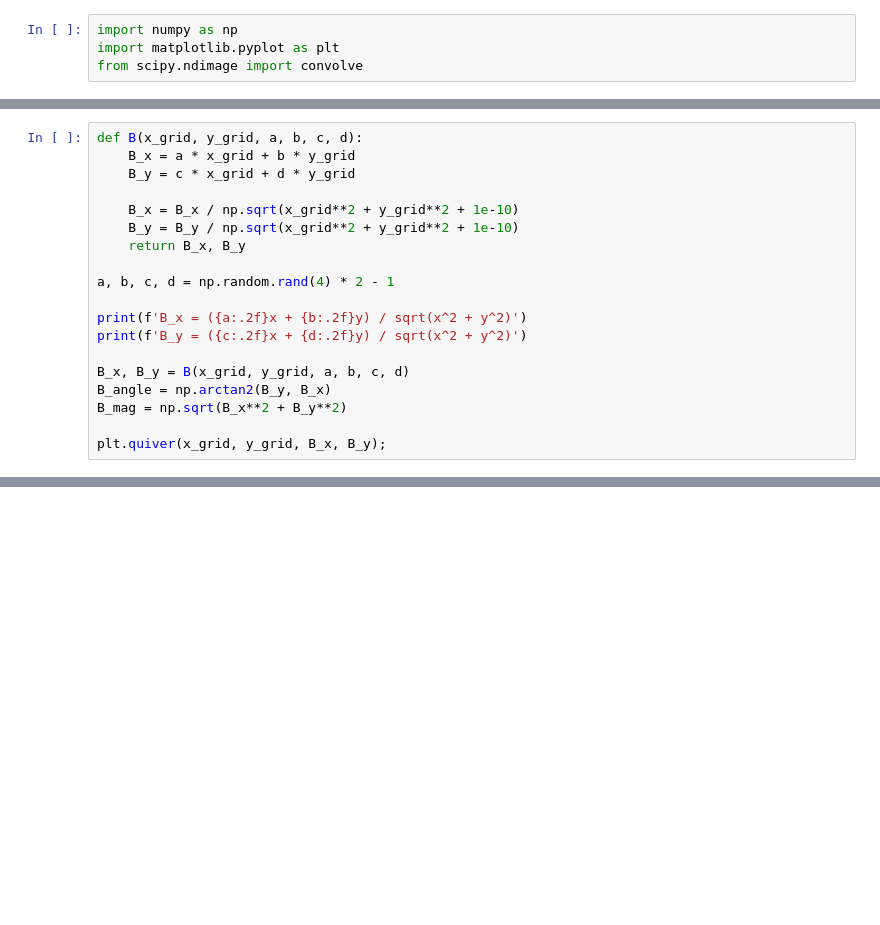
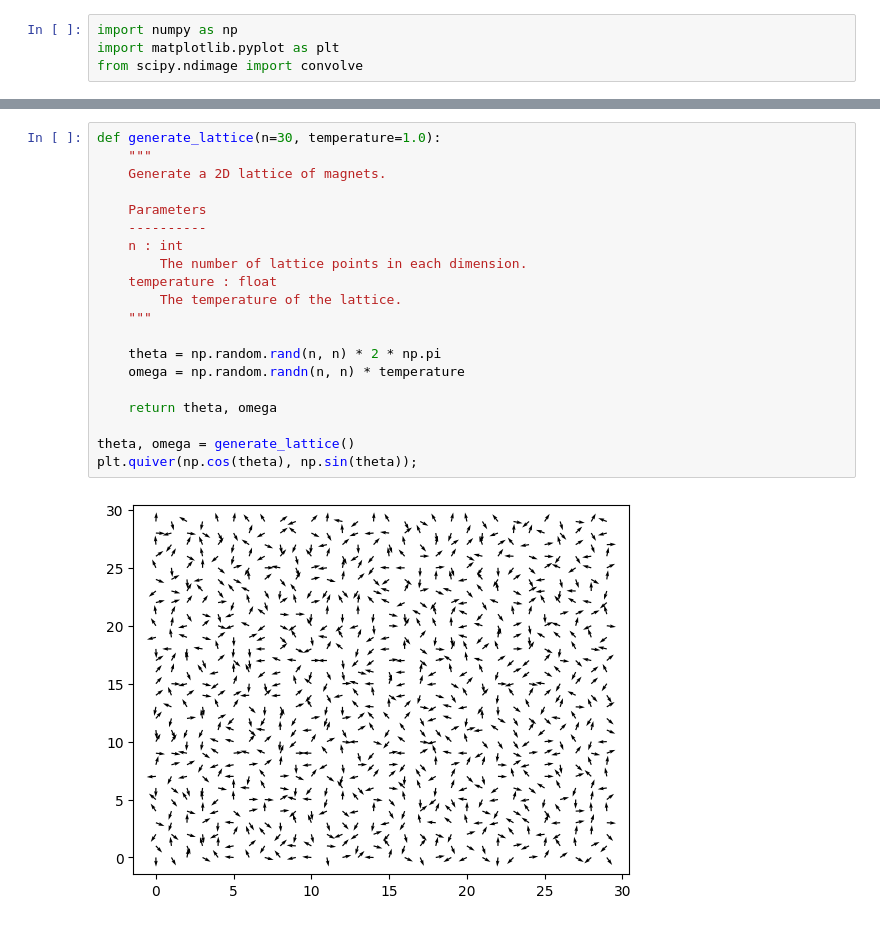
Before and after one commit to TimBerti/magnetic-dipole-lattice, a Jupyter notebook: notebooks/magnetic_dipole_lattice.ipynb, the cells around one changed output, grey strips where cells are left out. Drawn from its saved outputs; the diff is of its cells as text; blank space fills up the shorter version.

```diff
--- a/notebooks/magnetic_dipole_lattice.ipynb
+++ b/notebooks/magnetic_dipole_lattice.ipynb
@@ -17,19 +6,0 @@ plt.quiver(x_grid, y_grid, x, y);
-# %%
-def B(x_grid, y_grid, a, b, c, d):
-    B_x = a * x_grid + b * y_grid
-    B_y = c * x_grid + d * y_grid
-
-    B_x = B_x / np.sqrt(x_grid**2 + y_grid**2 + 1e-10)
-    B_y = B_y / np.sqrt(x_grid**2 + y_grid**2 + 1e-10)
-    return B_x, B_y
-
-a, b, c, d = np.random.rand(4) * 2 - 1
-
-print(f'B_x = ({a:.2f}x + {b:.2f}y) / sqrt(x^2 + y^2)')
-print(f'B_y = ({c:.2f}x + {d:.2f}y) / sqrt(x^2 + y^2)')
-
-B_x, B_y = B(x_grid, y_grid, a, b, c, d)
-B_angle = np.arctan2(B_y, B_x)
-B_mag = np.sqrt(B_x**2 + B_y**2)
-
-plt.quiver(x_grid, y_grid, B_x, B_y);
@@ -246,0 +7,22 @@ plt.show();
+# %%
+def generate_lattice(n=30, temperature=1.0):
+    """
+    Generate a 2D lattice of magnets.
+
+    Parameters
+    ----------
+    n : int
+        The number of lattice points in each dimension.
+    temperature : float
+        The temperature of the lattice.
+    """
+
+    theta = np.random.rand(n, n) * 2 * np.pi
+    omega = np.random.randn(n, n) * temperature
+
+    return theta, omega
+
+theta, omega = generate_lattice()
+plt.quiver(np.cos(theta), np.sin(theta));
+# %% [output]
+[figure, added]
```
Also changed, not shown: parts of 13 cells of this notebook.
